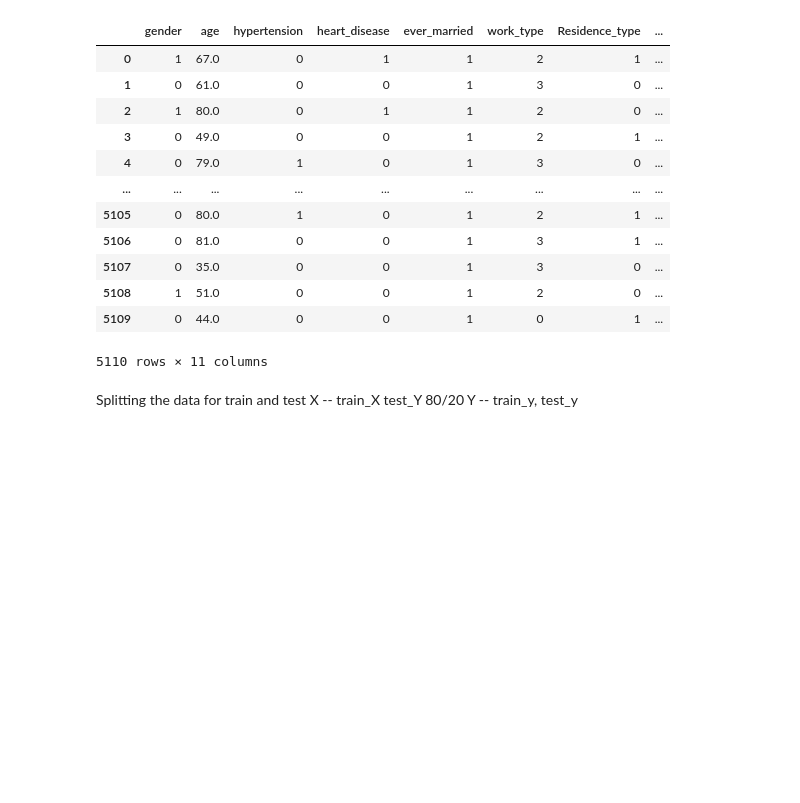
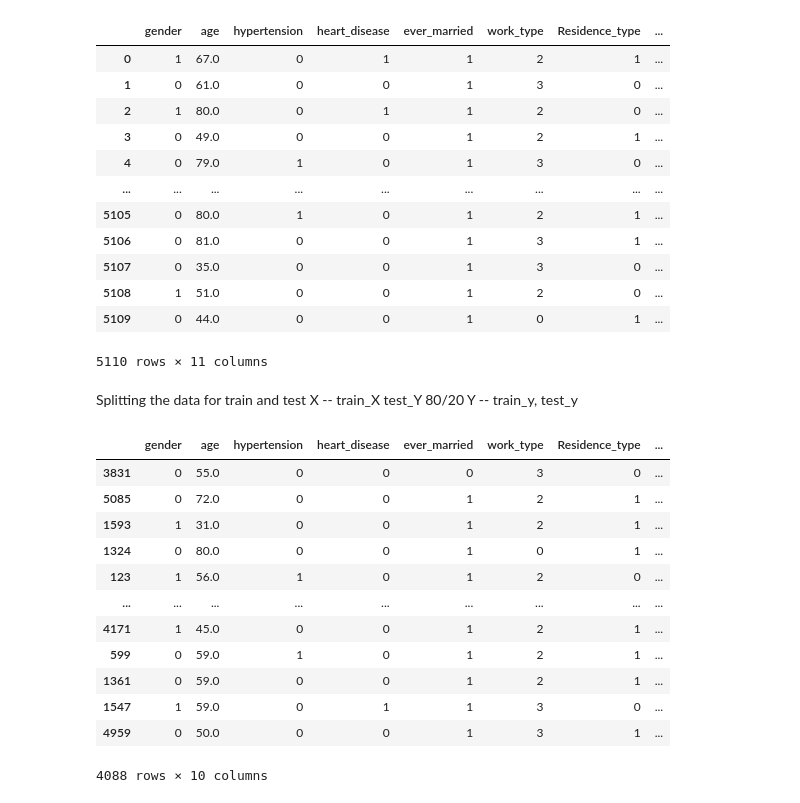
Before and after one commit to aditya002ai/MachineLearning, a Jupyter notebook: Stroke_Patients_Prediction.ipynb, the cells around one changed output. Drawn from its saved outputs; the diff is of its cells as text; code cells hidden in the pictures; blank space fills up the shorter version.

```diff
--- a/Stroke_Patients_Prediction.ipynb
+++ b/Stroke_Patients_Prediction.ipynb
@@ -240,5 +240,20 @@ Y -- train_y, test_y
 # %%
 X= data.drop('stroke', axis=1)
 Y=data['stroke']
 from sklearn.model_selection import train_test_split
-X_train, X_test, Y_train, Y_test = train_test_split(X,Y)
+X_train, X_test, Y_train, Y_test = train_test_split(X,Y, test_size = 0.2, random_state = 101)
+X_train
+# %% [output]
+|  | gender | age | hypertension | heart_disease | ever_married | work_type | Residence_type | ... |
+| 3831 | 0 | 55.0 | 0 | 0 | 0 | 3 | 0 | ... |
+| 5085 | 0 | 72.0 | 0 | 0 | 1 | 2 | 1 | ... |
+| 1593 | 1 | 31.0 | 0 | 0 | 1 | 2 | 1 | ... |
+| 1324 | 0 | 80.0 | 0 | 0 | 1 | 0 | 1 | ... |
+| 123 | 1 | 56.0 | 1 | 0 | 1 | 2 | 0 | ... |
+| ... | ... | ... | ... | ... | ... | ... | ... | ... |
+| 4171 | 1 | 45.0 | 0 | 0 | 1 | 2 | 1 | ... |
+| 599 | 0 | 59.0 | 1 | 0 | 1 | 2 | 1 | ... |
+| 1361 | 0 | 59.0 | 0 | 0 | 1 | 2 | 1 | ... |
+| 1547 | 1 | 59.0 | 0 | 1 | 1 | 3 | 0 | ... |
+| 4959 | 0 | 50.0 | 0 | 0 | 1 | 3 | 1 | ... |
+4088 rows × 10 columns
```
Also changed, not shown: parts of 8 cells of this notebook.
